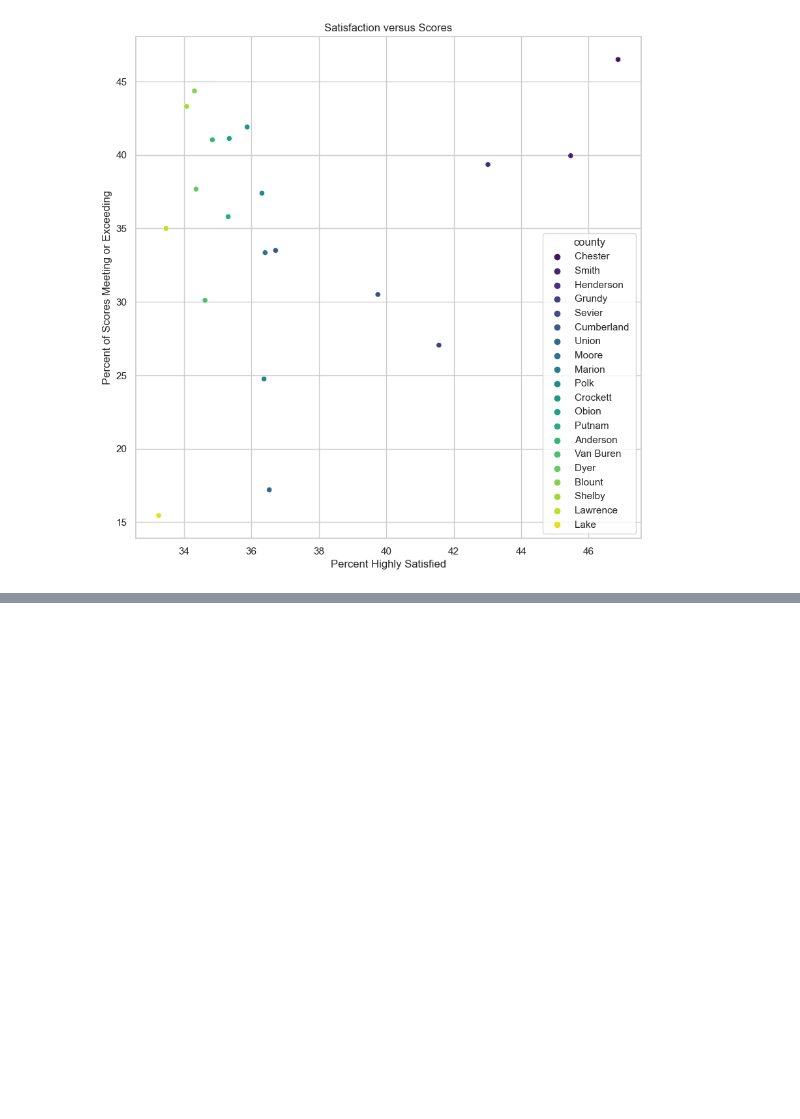
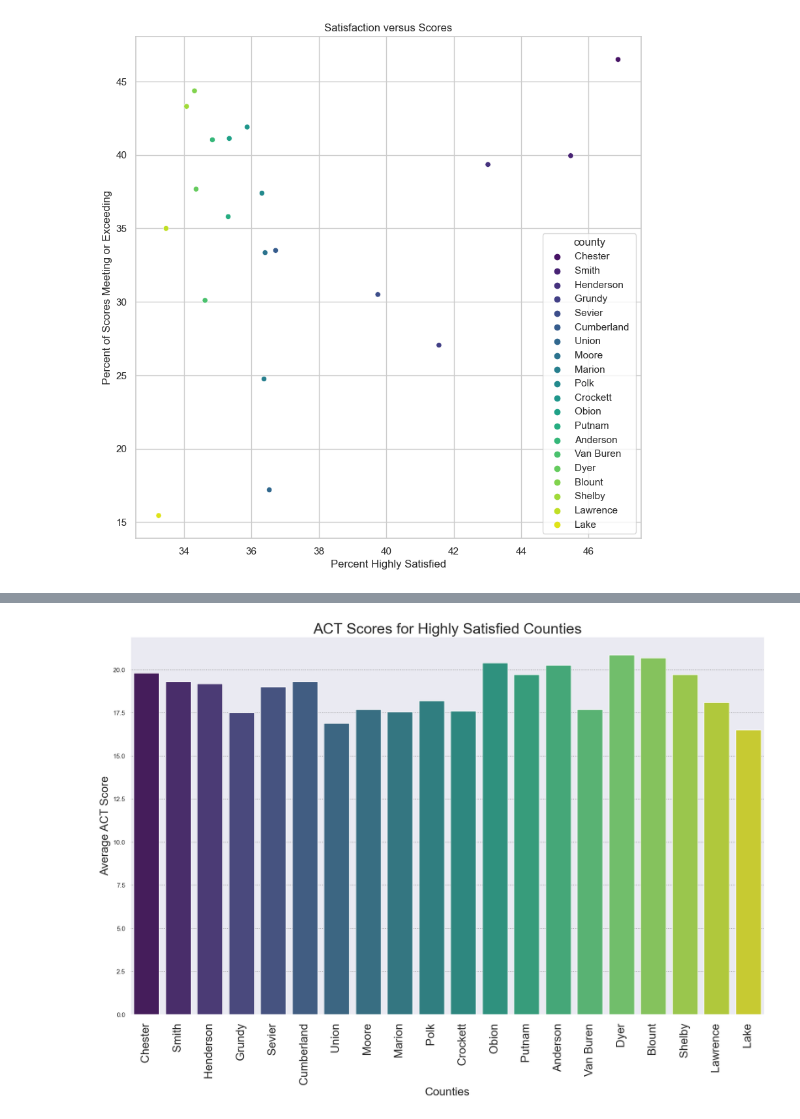
Before and after one commit to JenHall82/jen_capstone, a Jupyter notebook: notebooks/jen_capstone.ipynb, the cells around one changed output, grey strips where cells are left out. Cells and saved outputs as stored; diff of their text form; code cells hidden in the pictures; blank space fills up the shorter version.

```diff
--- a/notebooks/jen_capstone.ipynb
+++ b/notebooks/jen_capstone.ipynb
@@ -750,0 +869,15 @@ dist_scores_percent
+# %%
+plt.figure(figsize = (20, 12))
+sns.set_style("darkgrid", {"grid.color":".5", "grid.linestyle": ":"})
+sns.barplot(x = 'county',
+            y = 'act_avg_comp',
+            data = top_satisfied_with_scores,
+            palette = 'viridis')
+plt.xlabel('Counties', fontsize=20)
+plt.ylabel('Average ACT Score', fontsize=20)
+
+plt.title('ACT Scores for Highly Satisfied Counties', fontsize=26)
+plt.xticks(rotation=90, fontsize=20)
+plt.savefig('../data/high_sat_counties_act_scores.png', bbox_inches="tight");
+# %% [output]
+[figure, added]
```
Also changed, not shown: parts of 66 cells of this notebook.
